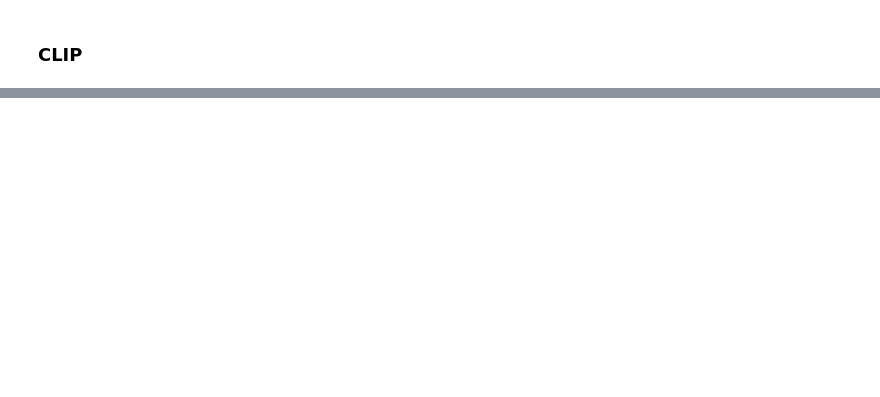
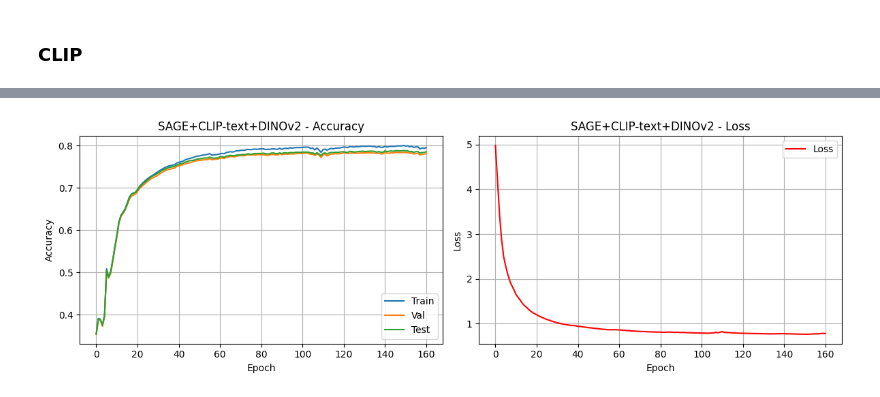
Before and after one commit to guilhermeRaibolt/gnn-embeddings, a Jupyter notebook: GNN_embeddings_Ala.ipynb, the cells around one changed output, grey strips where cells are left out. Cells and saved outputs as stored; diff of their text form; code cells hidden in the pictures; blank space fills up the shorter version.

```diff
--- a/GNN_embeddings_Ala.ipynb
+++ b/GNN_embeddings_Ala.ipynb
@@ -825,0 +930,6 @@ KeyboardInterrupt:
+# %%
+
+df_images = pd.read_parquet('/content/embeddings_toys_checkpoint.parquet')
+print(df_images.shape)
+print(df_images.columns.tolist())
+print(df_images.head(2))
@@ -825,0 +950,6 @@ KeyboardInterrupt:
+# %%
+# merge with our df on asin
+df_merged = df[['asin', 'label_idx']].merge(df_images, on='asin', how='left')
+
+print(f"Products with image embeddings: {df_merged['emb_clip'].notna().sum()}")
+print(f"Products without: {df_merged['emb_clip'].isna().sum()}")
@@ -825,0 +959,11 @@ KeyboardInterrupt:
+# %%
+def extract_embeddings(series):
+    dim = len(series.dropna().iloc[0])
+    result = np.zeros((len(series), dim), dtype=np.float32)
+    for i, emb in enumerate(series):
+        if emb is not None and not isinstance(emb, float):
+            result[i] = emb
+    return result
+
+X_resnet  = extract_embeddings(df_merged['emb_resnet'])
+print(f"ResNet shape:  {X_resnet.shape}")
@@ -825,0 +977,3 @@ KeyboardInterrupt:
+# %%
+X_dinov2 = extract_embeddings(df_merged['emb_dinov2'])
+print(f"DINOv2 shape: {X_dinov2.shape}")
@@ -825,0 +1043,12 @@ KeyboardInterrupt:
+# %%
+    # concatenate CLIP text + DINOv2
+X_clip_dinov2 = np.concatenate([X_clip_text, X_dinov2], axis=1)
+print(f"CLIP text + DINOv2 shape: {X_clip_dinov2.shape}")
+
+print("=== GraphSAGE + CLIP text + DINOv2 ===")
+val_clip_dino, test_clip_dino = train_sage_full(
+    X_clip_dinov2,
+    in_channels=X_clip_dinov2.shape[1],
+    model_name="SAGE+CLIP-text+DINOv2"
+)
+# %% [output]
@@ -825,0 +1069 @@ KeyboardInterrupt:
+[figure, added]
```
Also changed, not shown: parts of 27 cells of this notebook, 1 other file.
